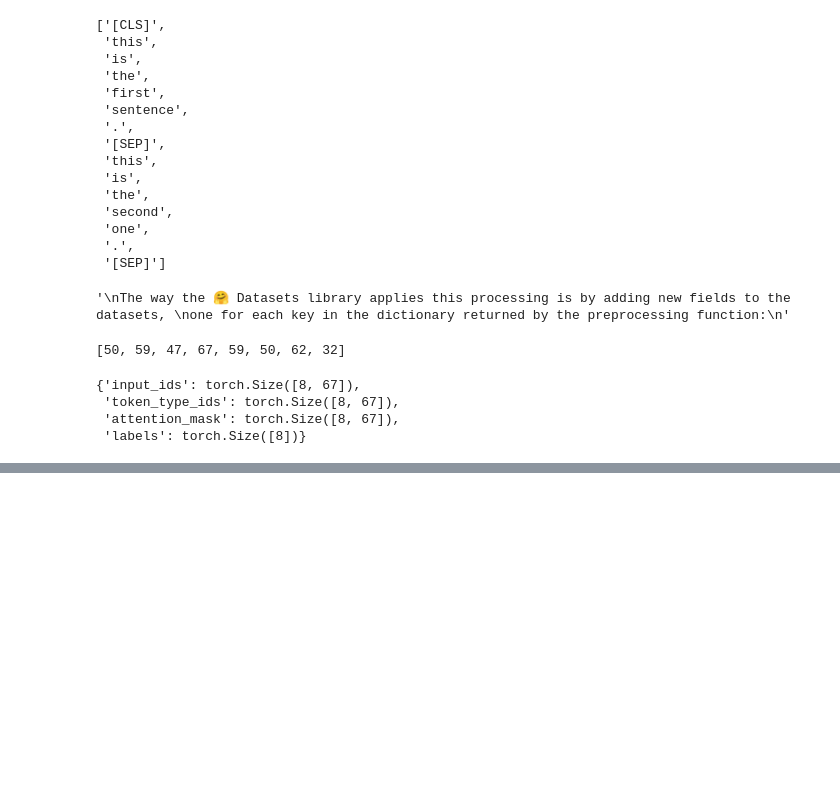
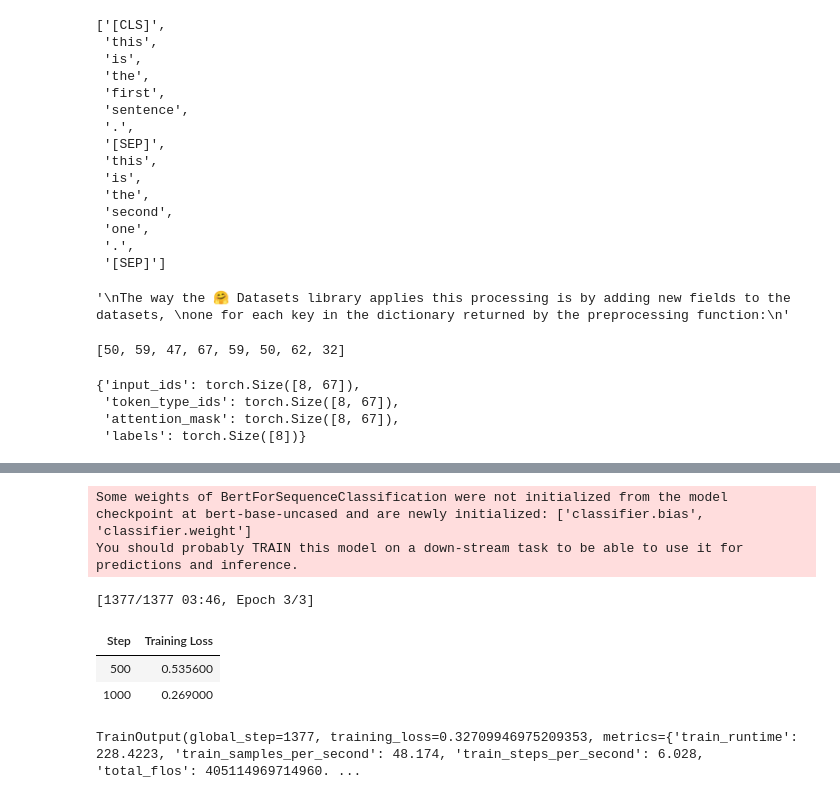
Before and after one commit to muhammedbalogun/HamoyeAI_internship-GenAI, a Jupyter notebook: stageD_labs_tag_along_code.ipynb, the cells around one changed output, grey strips where cells are left out. Cells and saved outputs as stored; diff of their text form; code cells hidden in the pictures; blank space fills up the shorter version.

```diff
--- a/stageD_labs_tag_along_code.ipynb
+++ b/stageD_labs_tag_along_code.ipynb
@@ -156,0 +256,26 @@ ImportError: Using the `Trainer` with `PyTorch` requires `accelerate>=0.21.0`: P
+# %%
+from transformers import AutoModelForSequenceClassification
+
+model = AutoModelForSequenceClassification.from_pretrained(checkpoint, num_labels=2)
+# %% [output]
+Some weights of BertForSequenceClassification were not initialized from the model checkpoint at bert-base-uncased and are newly initialized: ['classifier.bias', 'classifier.weight']
+You should probably TRAIN this model on a down-stream task to be able to use it for predictions and inference.
+# %%
+from transformers import Trainer
+
+trainer = Trainer(
+    model,
+    training_args,
+    train_dataset=tokenized_datasets["train"],
+    eval_dataset=tokenized_datasets["validation"],
+    data_collator=data_collator,
+    tokenizer=tokenizer,
+)
+# %%
+trainer.train()
+# %% [output]
+[1377/1377 03:46, Epoch 3/3]
+| Step | Training Loss |
+| 500 | 0.535600 |
+| 1000 | 0.269000 |
+TrainOutput(global_step=1377, training_loss=0.32709946975209353, metrics={'train_runtime': 228.4223, 'train_samples_per_second': 48.174, 'train_steps_per_second': 6.028, 'total_flos': 405114969714960. ...
```
Also changed, not shown: parts of 30 cells of this notebook.
